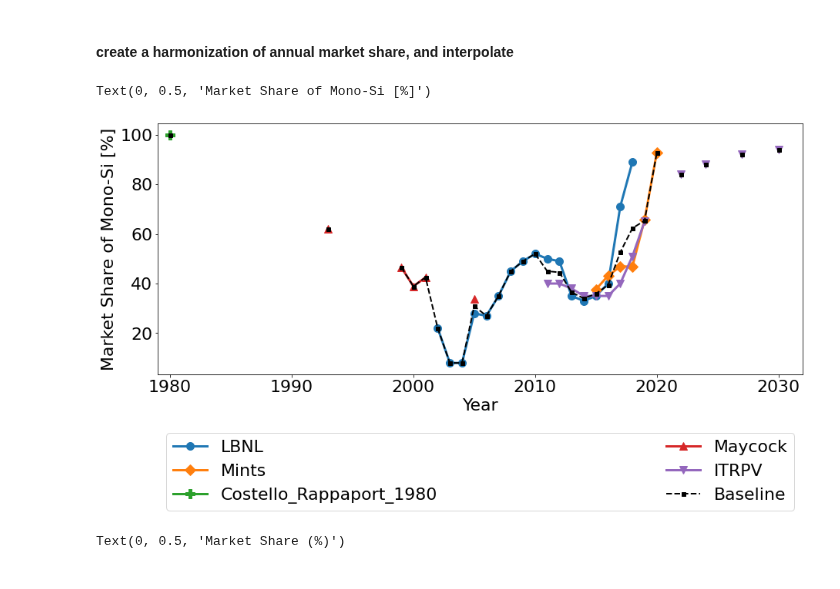
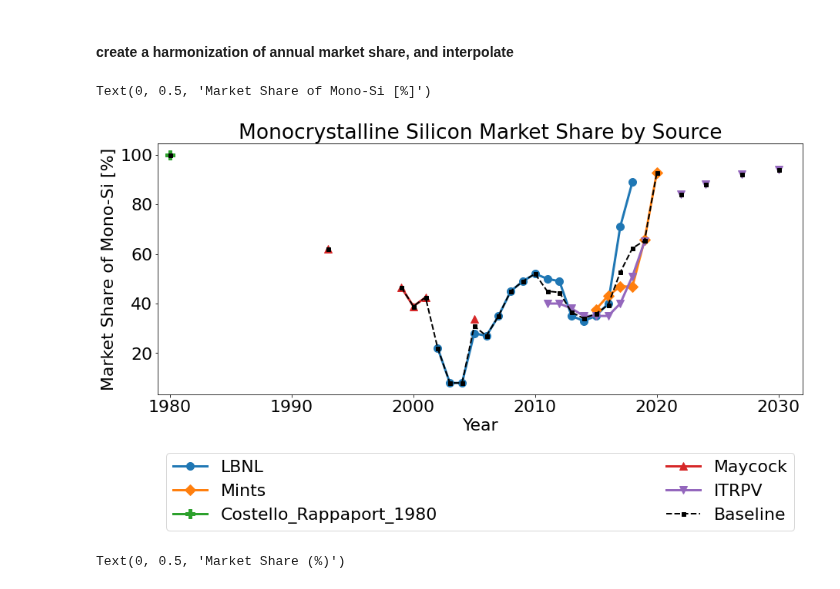
Before and after one commit to NREL/PV_ICE, a Jupyter notebook: docs/tutorials/baseline development documentation/(baseline development) Silicon per m2.ipynb, the cells around one changed output. Cells and saved outputs as stored; diff of their text form; code cells hidden in the pictures.

Commit message:
Updates to Journals
mostly for graphing

```diff
--- a/docs/tutorials/baseline development documentation/(baseline development) Silicon per m2.ipynb
+++ b/docs/tutorials/baseline development documentation/(baseline development) Silicon per m2.ipynb
@@ -249,31 +249,31 @@ labelnames_mcSi = [e[5:] for e in mcSikeys]
 # %%
 #aggregate all the columns of mono or mcSi into one averaged market share
 est_mktshr_mcSi = pd.DataFrame(mcSi_cols.agg("mean", axis="columns"))
 #print(est_mktshr_mcSi)
 est_mktshr_monoSi = pd.DataFrame(monoSi_cols.agg("mean", axis="columns"))
 #print(est_mktshr_monoSi)
 
 #Join the monoSi and mcSi back together as a dataframe
 est_mrktshrs = pd.concat([est_mktshr_monoSi,est_mktshr_mcSi], axis=1) #concatinate on the columns axis
 est_mrktshrs.columns = ['monoSi','mcSi'] #name the columns
 
 #plot individuals AND average aggregate
 plt.rcParams.update({'font.size': 22})
 plt.rcParams['figure.figsize'] = (15, 6)
 plt.plot(monoSi_cols.index,monoSi_cols[monoSikeys[0]]*100,lw=3,marker='o', ms=10,label=labelnames[0])
 plt.plot(monoSi_cols.index,monoSi_cols[monoSikeys[1]]*100,lw=3,marker='D',ms=10,label=labelnames[1])
 plt.plot(monoSi_cols.index,monoSi_cols[monoSikeys[2]]*100,lw=3,marker='P',ms=12,label=labelnames[2])
 plt.plot(monoSi_cols.index,monoSi_cols[monoSikeys[3]]*100,lw=3,marker='^',ms=10,label=labelnames[3])
 plt.plot(monoSi_cols.index,monoSi_cols[monoSikeys[4]]*100,lw=3,marker='v',ms=10,label=labelnames[4])
 plt.plot(est_mrktshrs.index,est_mrktshrs['monoSi']*100,'--k',lw=2, marker='s',ms=5, label='Baseline')
 plt.legend(bbox_to_anchor=(0, -0.2, 1, 0), loc=2, mode="expand", ncol=2)
 plt.xlim([1979,2032])
-#plt.title('monoSi Market Share by Source')
+plt.title('Monocrystalline Silicon Market Share by Source')
 plt.xlabel('Year')
 plt.ylabel('Market Share of Mono-Si [%]')
 # %% [output]
 Text(0, 0.5, 'Market Share of Mono-Si [%]')
-[figure, old version]
+[figure, new version]
 # %%
 plt.plot(mcSi_cols.index,mcSi_cols[mcSikeys[0]],lw=2,marker='o',label=labelnames_mcSi[0])
 plt.plot(mcSi_cols.index,mcSi_cols[mcSikeys[1]],lw=2,marker='D',label=labelnames_mcSi[1])
```
Also changed, not shown: 16 other files.
